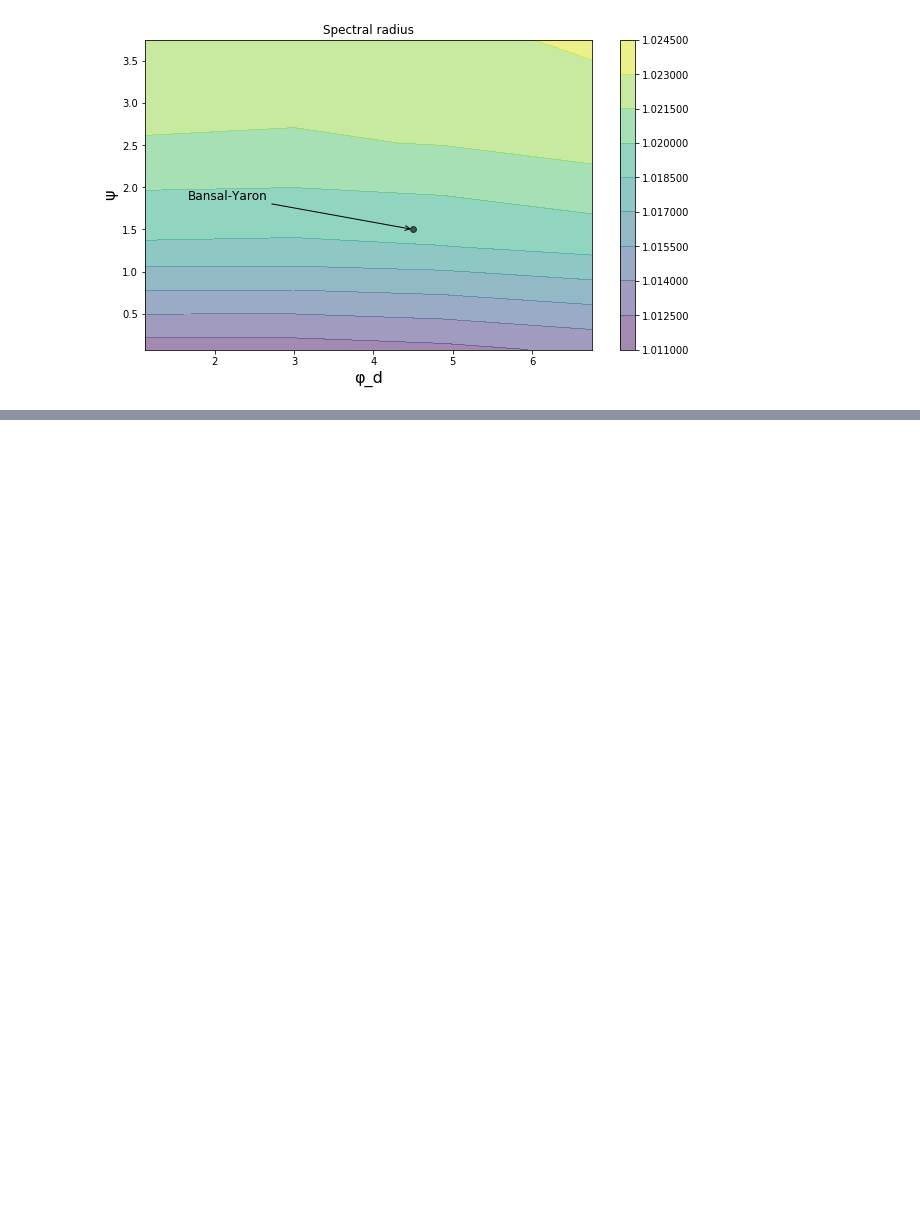
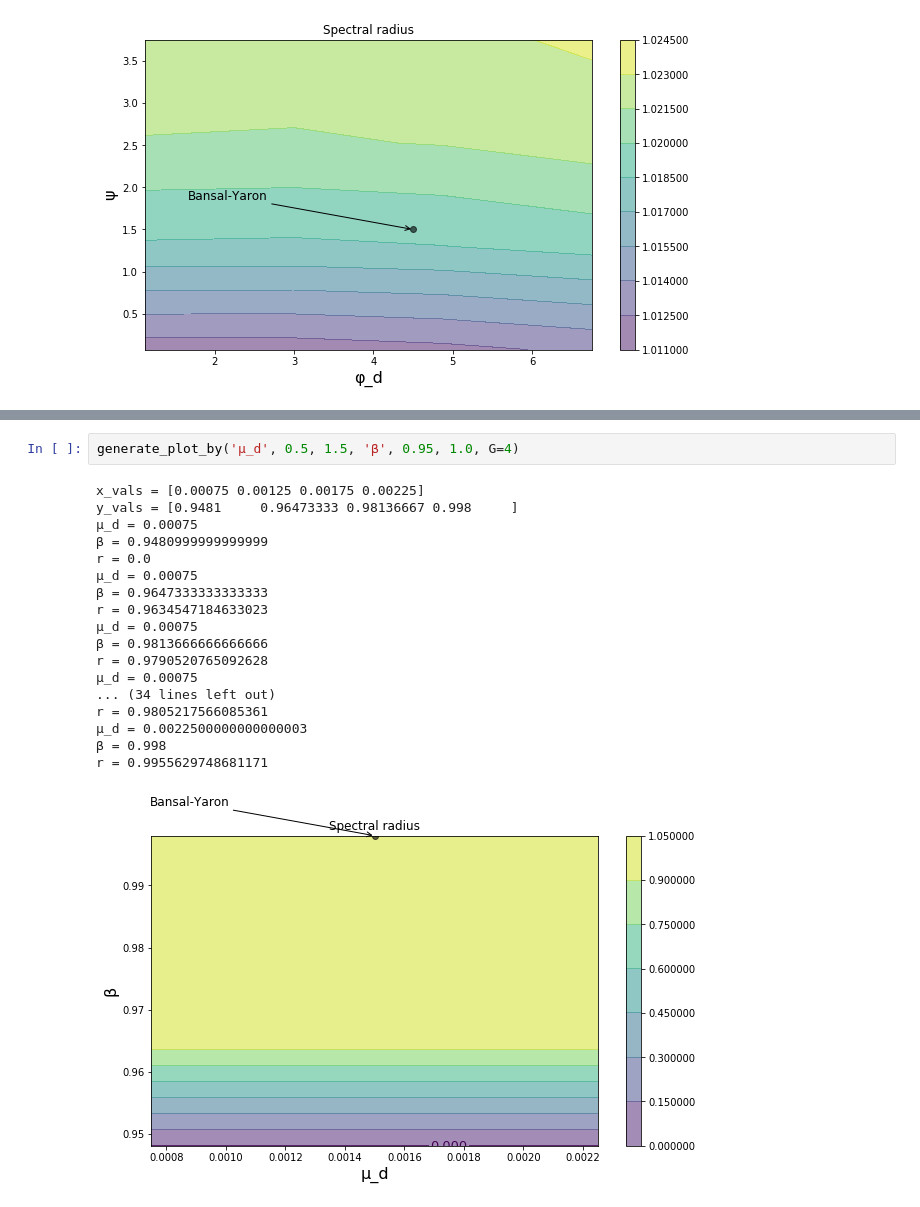
Before and after one commit to lnsongxf/asset_pricing_public, a Jupyter notebook: ez_code/python/sandpit2.ipynb, the cells around one changed output, grey strips where cells are left out. Drawn from its saved outputs; the diff is of its cells as text; blank space fills up the shorter version.

```diff
--- a/ez_code/python/sandpit2.ipynb
+++ b/ez_code/python/sandpit2.ipynb
@@ -88,0 +110,21 @@ r = 1.0232147260837923
+# %%
+generate_plot_by('μ_d', 0.5, 1.5, 'β', 0.95, 1.0, G=4)
+# %% [output]
+x_vals = [0.00075 0.00125 0.00175 0.00225]
+y_vals = [0.9481     0.96473333 0.98136667 0.998     ]
+μ_d = 0.00075
+β = 0.9480999999999999
+r = 0.0
+μ_d = 0.00075
+β = 0.9647333333333333
+r = 0.9634547184633023
+μ_d = 0.00075
+β = 0.9813666666666666
+r = 0.9790520765092628
+μ_d = 0.00075
+... (34 lines left out)
+r = 0.9805217566085361
+μ_d = 0.0022500000000000003
+β = 0.998
+r = 0.9955629748681171
+[figure, added]
```
Also changed, not shown: parts of 1 cell of this notebook, 2 other files.
